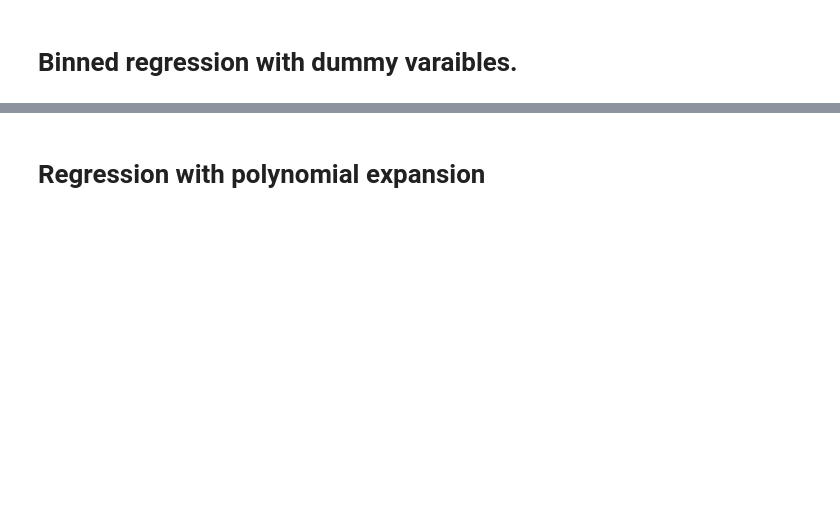
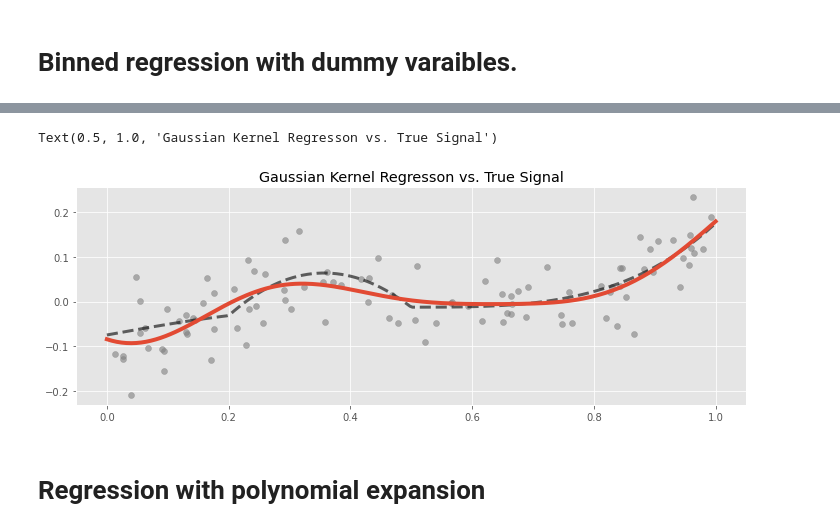
Before and after one commit to madrury/basis-expansions, a Jupyter notebook: examples/basis-expansion-regressions.ipynb, the cells around one changed output, grey strips where cells are left out. Cells and saved outputs as stored; diff of their text form; code cells hidden in the pictures; blank space fills up the shorter version.

```diff
--- a/examples/basis-expansion-regressions.ipynb
+++ b/examples/basis-expansion-regressions.ipynb
@@ -213,3 +252,15 @@ ax.set_title("Binned Regresson vs. True Signal")
+# %%
+fig, ax = plt.subplots(figsize=(12, 4))
+t = np.linspace(0, 1, num=250)
+
+ax.scatter(x, y, alpha=0.6, color="grey")
+ax.plot(t, signal(t), linewidth=3, linestyle="--",
+        color="black", alpha=0.6)
+ax.plot(t, regressions[6].predict(t.reshape(-1, 1)), linewidth=4)
+ax.set_title("Gaussian Kernel Regresson vs. True Signal")
+# %% [output]
+Text(0.5, 1.0, 'Gaussian Kernel Regresson vs. True Signal')
+[figure, added]
 # %% [markdown]
 # Regression with polynomial expansion
 # %%
```
Also changed, not shown: parts of 51 cells of this notebook.
